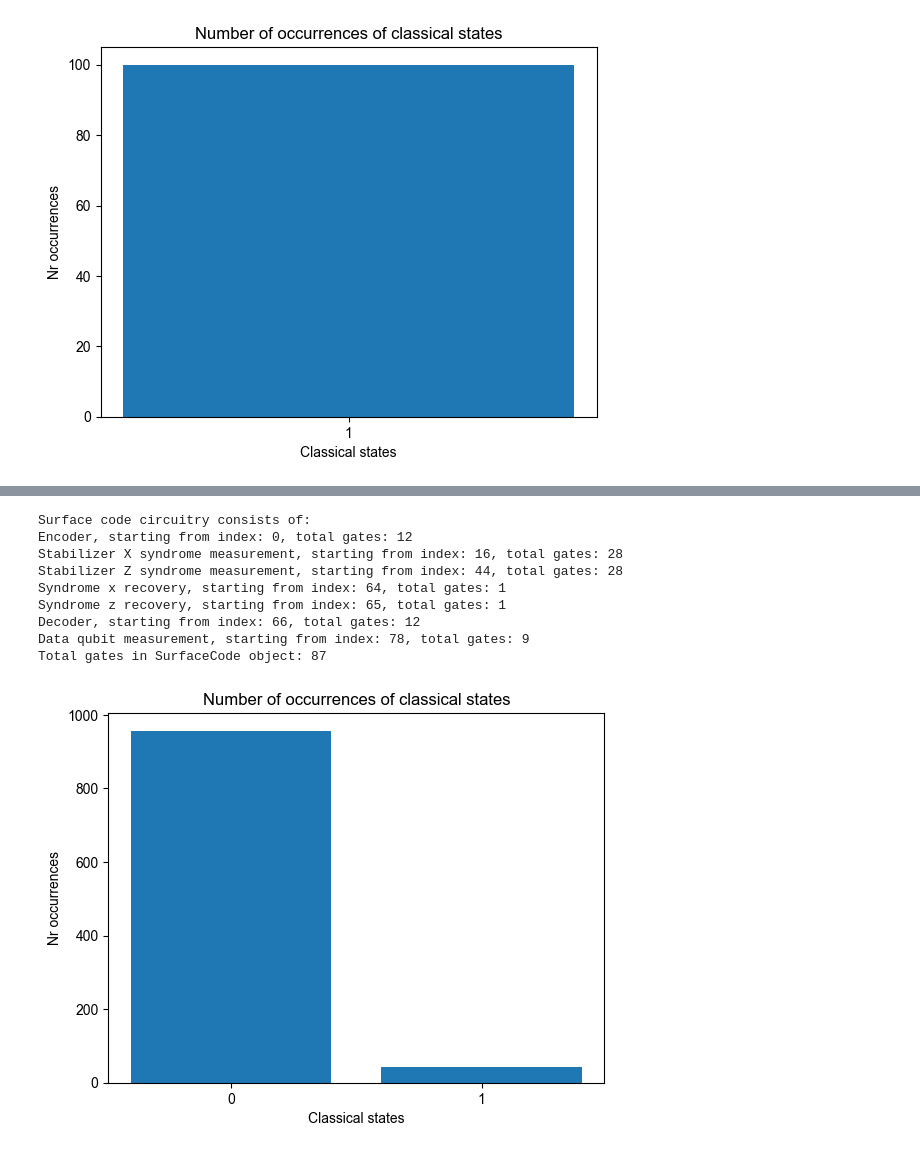
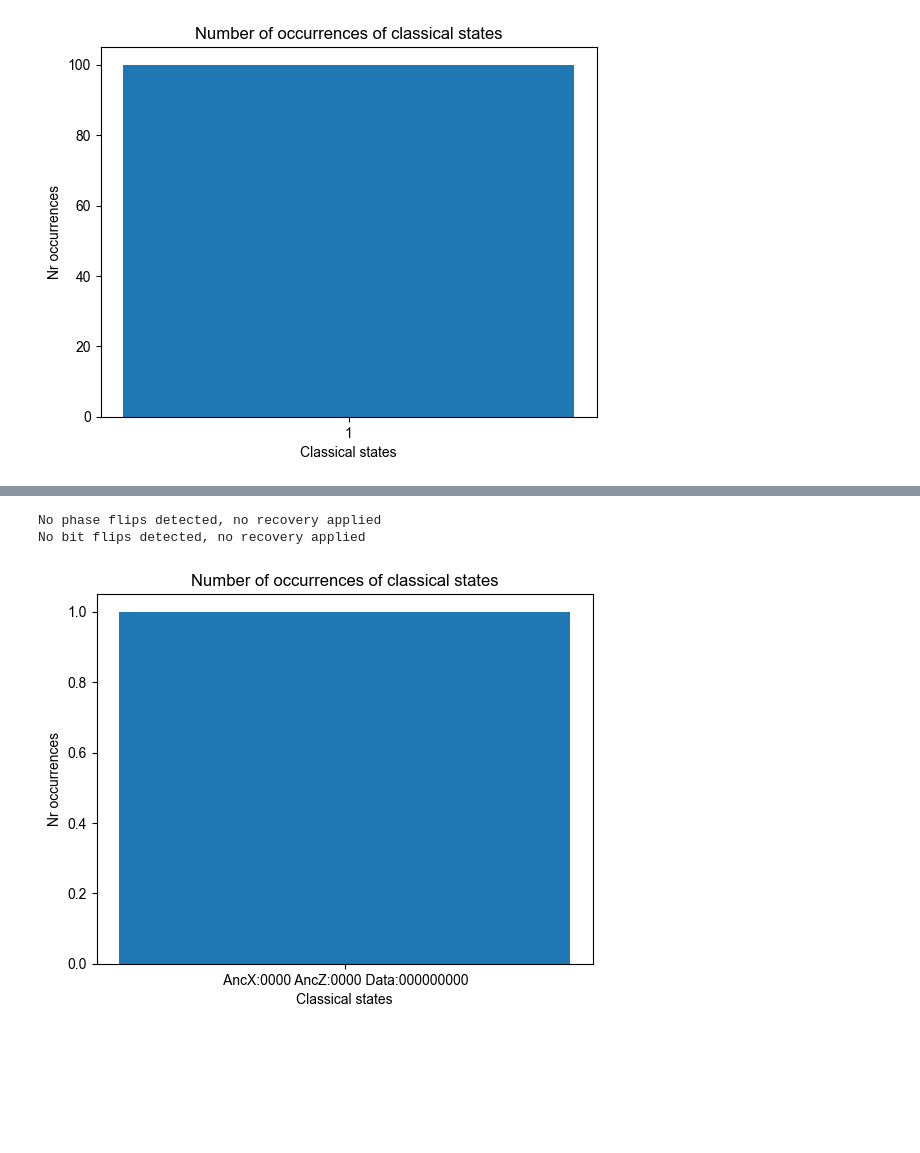
Before and after one commit to Mitch36/QuantumSim-QEC, a Jupyter notebook: QuantumSimSurfaceCodes.ipynb, the cells around one changed output, grey strips where cells are left out. Drawn from its saved outputs; the diff is of its cells as text; code cells hidden in the pictures; blank space fills up the shorter version.

```diff
--- a/QuantumSimSurfaceCodes.ipynb
+++ b/QuantumSimSurfaceCodes.ipynb
@@ -125,76 +125,40 @@ Surface Codes - The Rotated Surface 17 Code - Syndrome Extraction
 <img src="./pictures/surface_code/rotated_surface_17_code.png" alt="Rotated surface 17 code" style="width:40%;"/>
 # %%
 from SurfaceCodeQuantumSim import SurfaceCode
+from quantumsim import QuantumUtil
 
 code = SurfaceCode()
+
+# code.add_encoder_circuit()
+# Creates logical error
+# code.add_bit_flip(D5)
+# code.add_bit_flip(D6)
+# Creates logical error
+# code.add_phase_flip(D5)
+# code.add_phase_flip(D9)
+
+# code.add_bit_flip(D8)
+# code.add_pauli_x_on_all_data_qubits()
+
 code.add_encoder_circuit()
-# Creates logical error
-code.add_bit_flip(D5)
-code.add_bit_flip(D6)
-# Creates logical error
-code.add_phase_flip(D5)
-code.add_phase_flip(D9)
+
+code.add_pauli_z_on_all_data_qubits()
+# code.add_pauli_x_on_all_data_qubits()
 
 code.add_x_stabilizer_syndrome_extraction()
 code.add_z_stabilizer_syndrome_extraction()
 
 code.add_recovery_from_syndrome_x_stabilizer()
 code.add_recovery_from_syndrome_z_stabilizer()
 
 code.add_decoder_circuit()
 code.add_measure_all_data_qubits()
 
-print(code.toString())
+# print(code.toString())
 
-result = QuantumUtil.measure_circuit_bit_register(code.circuit, 3)
+result = QuantumUtil.measure_circuit_bit_register(code.circuit, 1)
 QuantumUtil.histogram_of_classical_states(result)
 # %% [output]
-Surface code circuitry consists of:
-Encoder, starting from index: 0, total gates: 12
-Stabilizer X syndrome measurement, starting from index: 16, total gates: 28
-Stabilizer Z syndrome measurement, starting from index: 44, total gates: 28
-Syndrome x recovery, starting from index: 64, total gates: 1
-Syndrome z recovery, starting from index: 65, total gates: 1
-Decoder, starting from index: 66, total gates: 12
-Data qubit measurement, starting from index: 78, total gates: 9
-Total gates in SurfaceCode object: 87
+No phase flips detected, no recovery applied
+No bit flips detected, no recovery applied
+[figure, added]
-# %%
-from quantumsim import Circuit, QuantumUtil
-
-cr = Circuit(1, 1, True)
-# cr.hadamard(0)
-# cr.noisy_pauli_x(0)
-# cr.hadamard(0)
-
-# cr.noisy_pauli_z(0, 0.1)
-# cr.hadamard(0)
-# cr.noisy_pauli_z(0, 0.1)
-# cr.hadamard(0)
-
-# cr.pauli_x(0)
-# cr.hadamard(0)
-# Min is 0.0008
-# cr.noisy_cnot(0, 1, gate_error=0.01)
-
-cr.pauli_x(0)
-
-cr.measurement(0, 0)
-
-cr.noisy_reset(0, 0, 0.1)
-cr.measurement(0, 0)
-
-# cr.measurement(1, 1)
-
-# # Writing to a new file
-# with open("output/my_file.txt", "w") as file:
-#     file.write("This is the first line.\n")
-#     file.write("This is the second line.")
-# file.close()
-
-# cr.print_gates_and_descriptions()
-
-result = QuantumUtil.measure_circuit_bit_register(cr, 1000)
-QuantumUtil.histogram_of_classical_states(result)
-# print(result.count("1"))
-# %% [output]
-[figure, removed]
```
Also changed, not shown: parts of 5 cells of this notebook, 13 other files.
